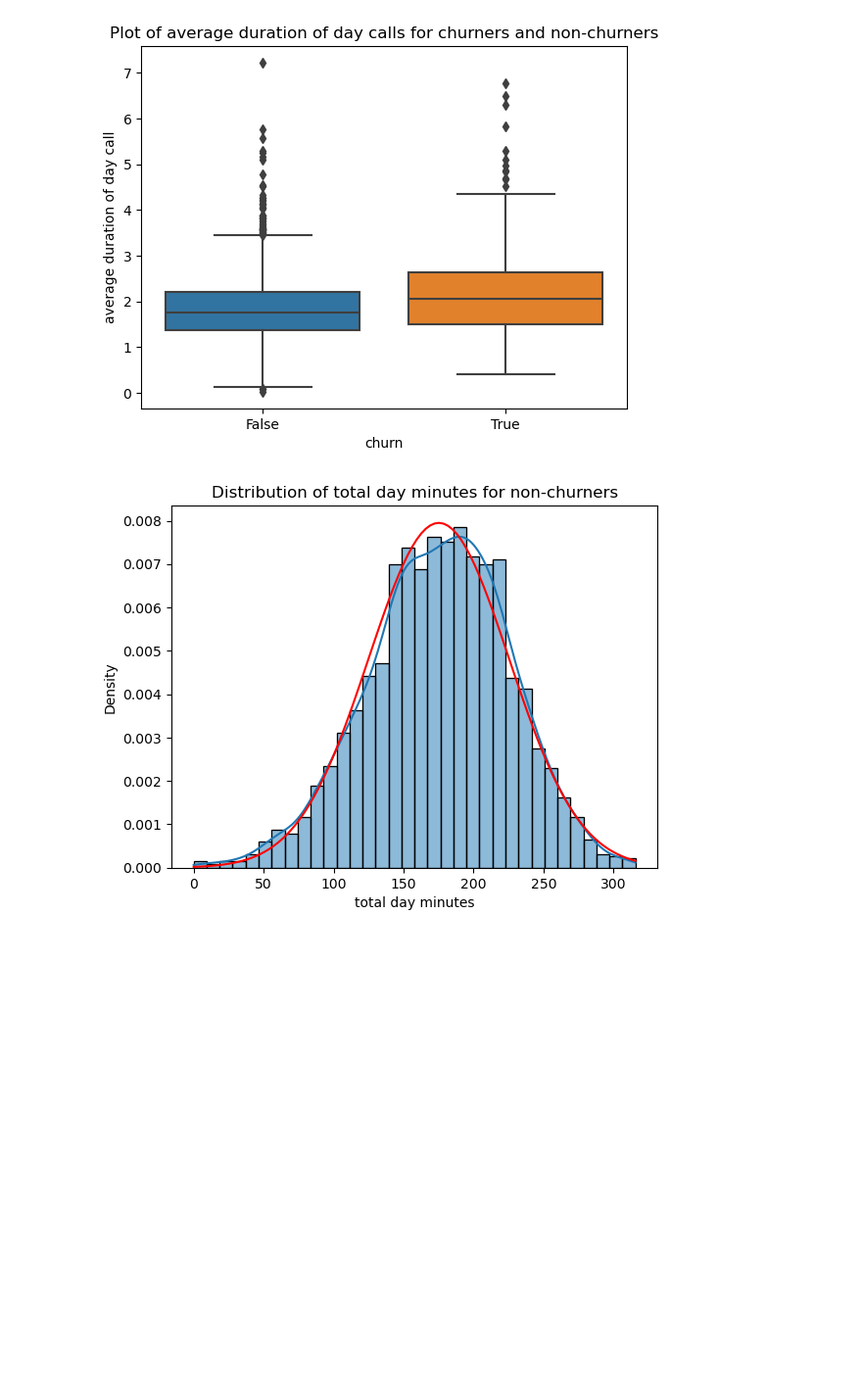
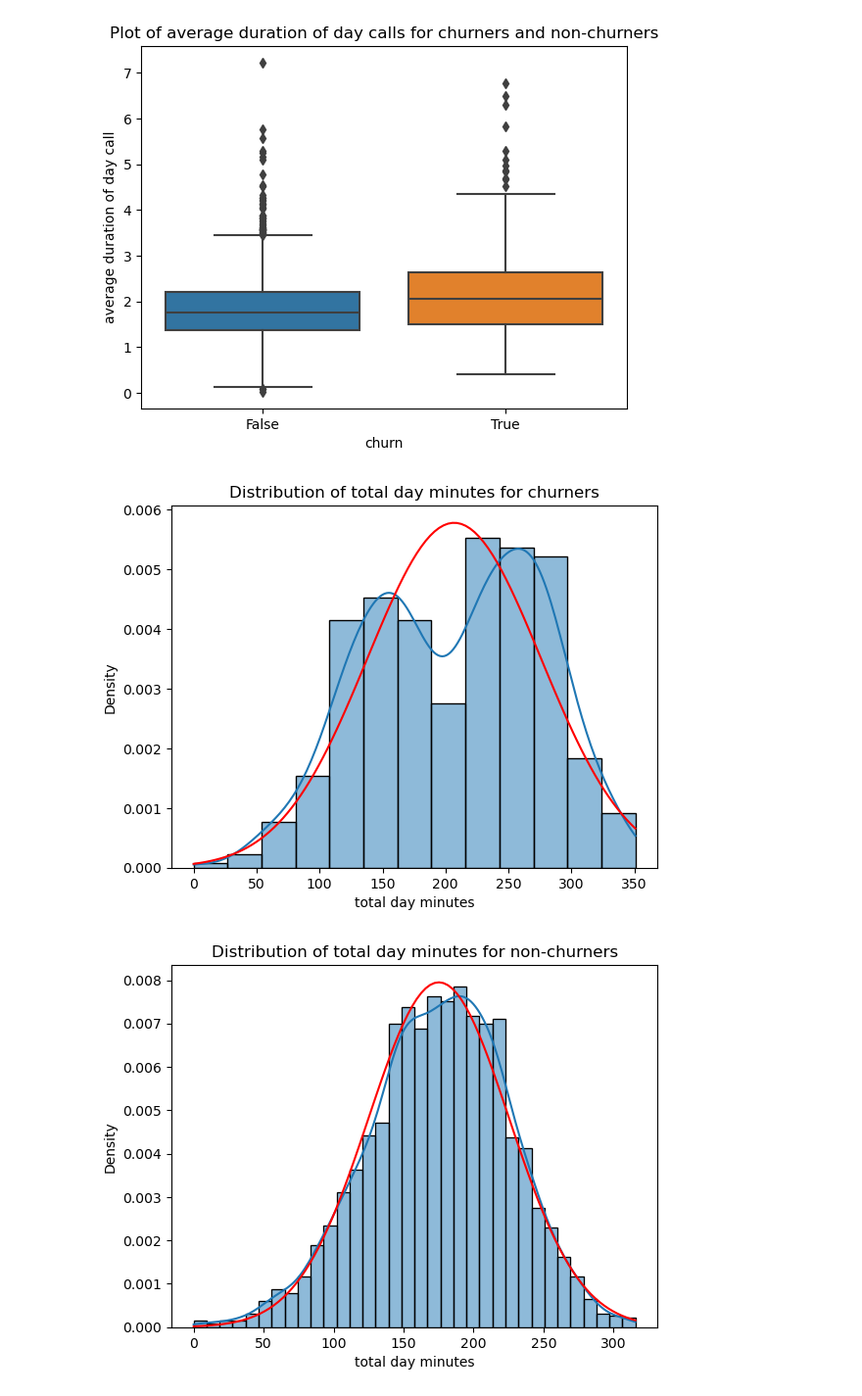
Before and after one commit to Kevan-Muthomi/PhaseThreeProject, a Jupyter notebook: index.ipynb, the cells around one changed output. Shown at 98% size. Cells and saved outputs as stored; diff of their text form; code cells hidden in the pictures; blank space fills up the shorter version.

```diff
--- a/index.ipynb
+++ b/index.ipynb
@@ -322,6 +324,11 @@ sns.boxplot(x='churn', y='average duration of day call', data=df).set(title='Plo
 # %% [output]
 [Text(0.5, 1.0, 'Plot of average duration of day calls for churners and non-churners')]
 [figure]
+# %%
+#Red colour is the predicted normal distribution whereas blue is the actual kernel density estimation
+plotNormalDistribution(df[df['churn'] == True]['total day minutes'], 'Distribution of total day minutes for churners')
+# %% [output]
+[figure, added]
 # %%
 plotNormalDistribution(df[df['churn'] == False]['total day minutes'], 'Distribution of total day minutes for non-churners')
 # %% [output]
```
Also changed, not shown: parts of 5 cells of this notebook.
